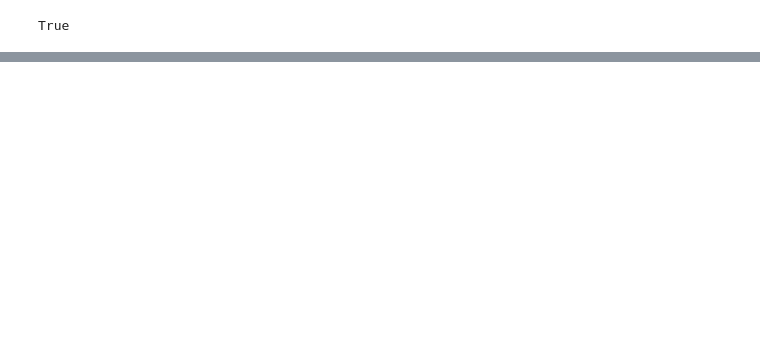
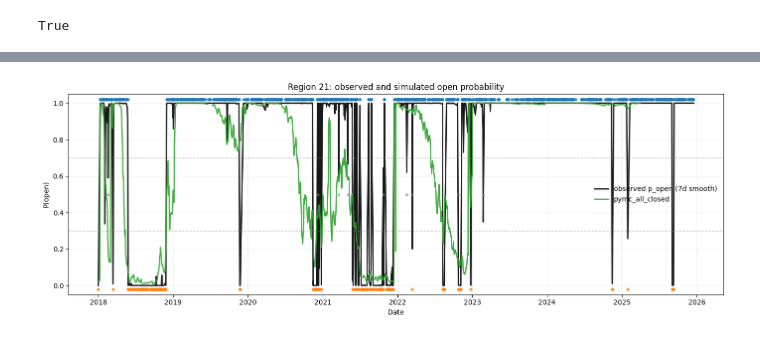
Before and after one commit to kyle-dorman/estuary, a Jupyter notebook: notebooks/seasonal_drivers_v2.ipynb, the cells around one changed output, grey strips where cells are left out. Cells and saved outputs as stored; diff of their text form; code cells hidden in the pictures; blank space fills up the shorter version.

```diff
--- a/notebooks/seasonal_drivers_v2.ipynb
+++ b/notebooks/seasonal_drivers_v2.ipynb
@@ -3065,0 +1448,22 @@ plt.show()
+# %%
+_ = plot_region_timeseries(
+    sim_all=sim_all,
+    model_df=timeline_df,
+    region=21,
+    models=[
+        # "auto_regressive",
+        # "gap_fill",
+        # "single_step",
+        # "all_open",
+        # "all_closed",
+        "pymc_all_closed",
+        # "pymc_all_open",
+    ],
+    smooth_days=7,
+    max_line_gap_days=7,
+    # date_min="2024-01-01",
+    # date_max="2019-10-01",
+    # save_path="/Users/kyledorman/Desktop/48_open_closed.png"
+)
+# %% [output]
+[figure, added]
```
Also changed, not shown: parts of 79 cells of this notebook, 6 other files.
